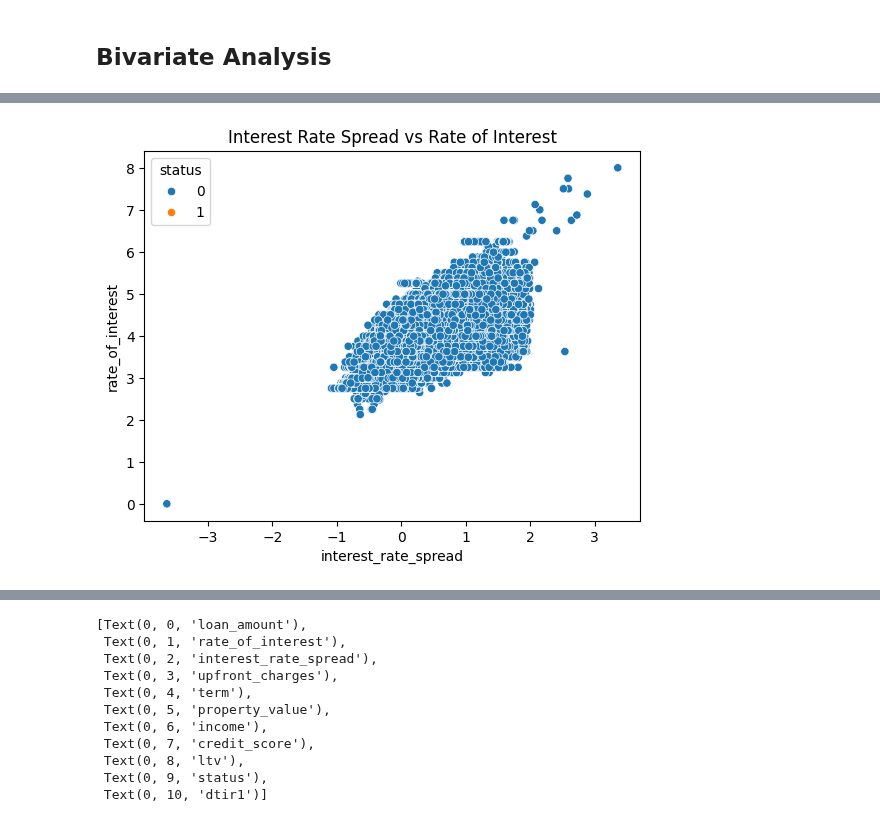
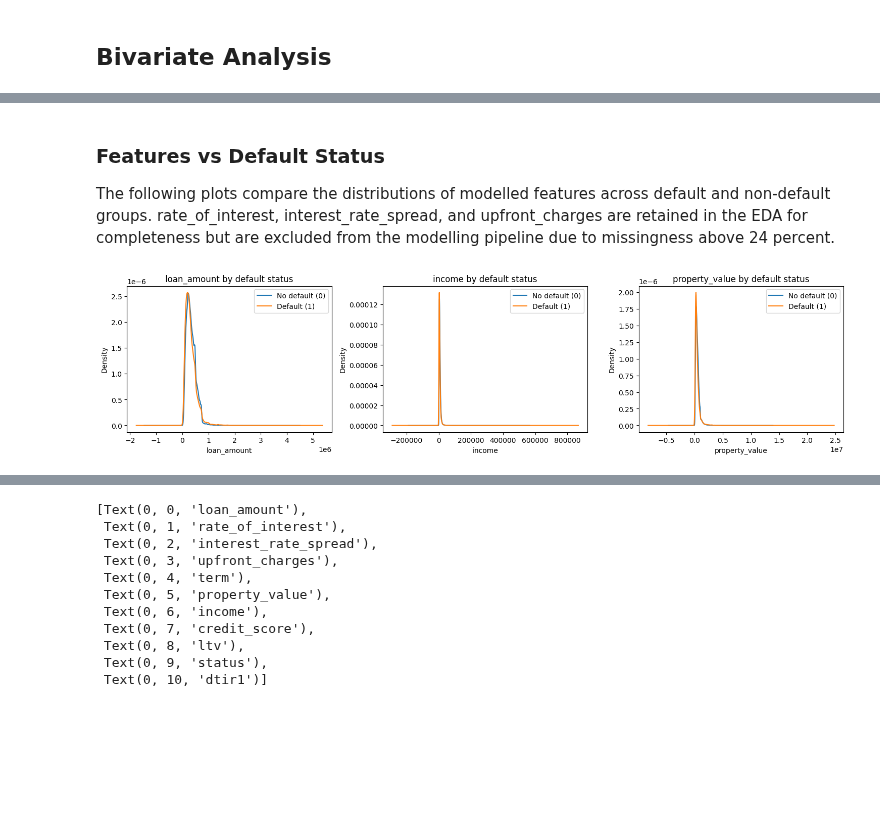
Before and after one commit to sanjxksl/credit-risk-counterfactual, a Jupyter notebook: notebooks/EDA.ipynb, the cells around one changed output, grey strips where cells are left out. Saved outputs shown, nothing was run; the diff lists cells and outputs as text; code cells hidden in the pictures; blank space fills up the shorter version.

```diff
--- a/notebooks/EDA.ipynb
+++ b/notebooks/EDA.ipynb
@@ -470,9 +506,19 @@ for col in categorical_cols:
+# %% [markdown]
+### Features vs Default Status
+
+The following plots compare the distributions of modelled features across default and non-default groups. rate_of_interest, interest_rate_spread, and upfront_charges are retained in the EDA for completeness but are excluded from the modelling pipeline due to missingness above 24 percent.
 # %%
-# Examining the relationship between some of the variables with the most missing values
+# Distribution of loan_amount by default status.
+fig, axes = plt.subplots(1, 3, figsize=(15, 4))
 
-sns.scatterplot(x = 'interest_rate_spread', y = 'rate_of_interest', hue = 'status', data = df)
-plt.title('Interest Rate Spread vs Rate of Interest')
+for ax, col in zip(axes, ['loan_amount', 'income', 'property_value']):
+    df.groupby('status')[col].plot(kind='kde', ax=ax, legend=True)
+    ax.set_title(f'{col} by default status')
+    ax.set_xlabel(col)
+    ax.legend(['No default (0)', 'Default (1)'])
+
+plt.tight_layout()
 plt.show()
 # %% [output]
-[figure, old version]
+[figure, new version]
 # %%
```
Also changed, not shown: parts of 39 cells of this notebook, 13 other files.
